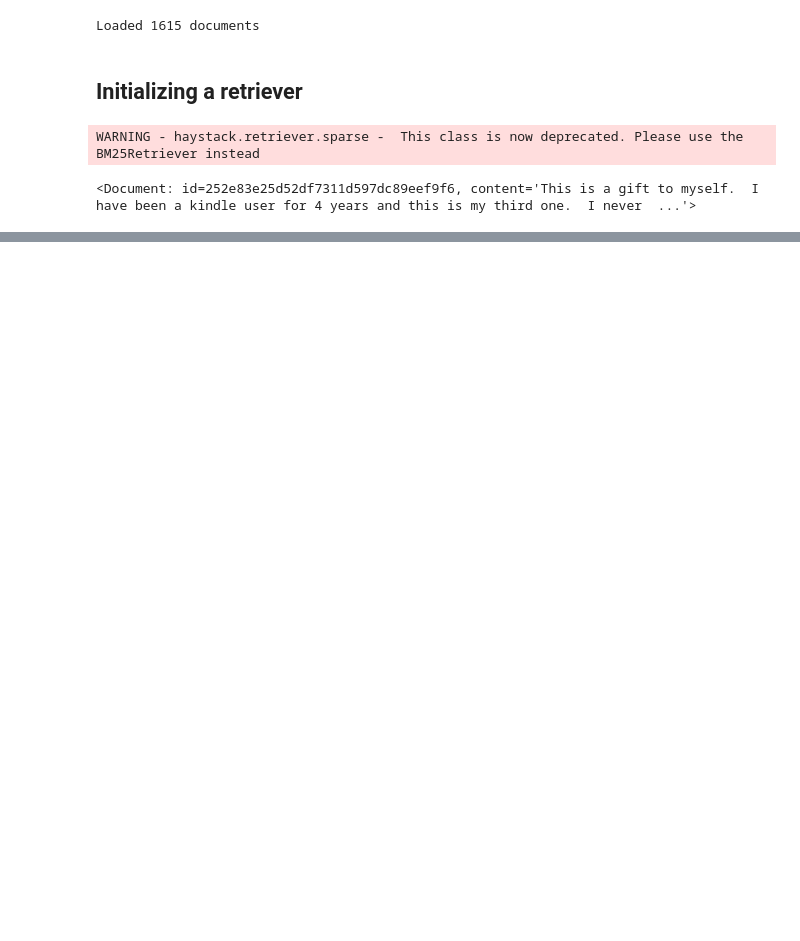
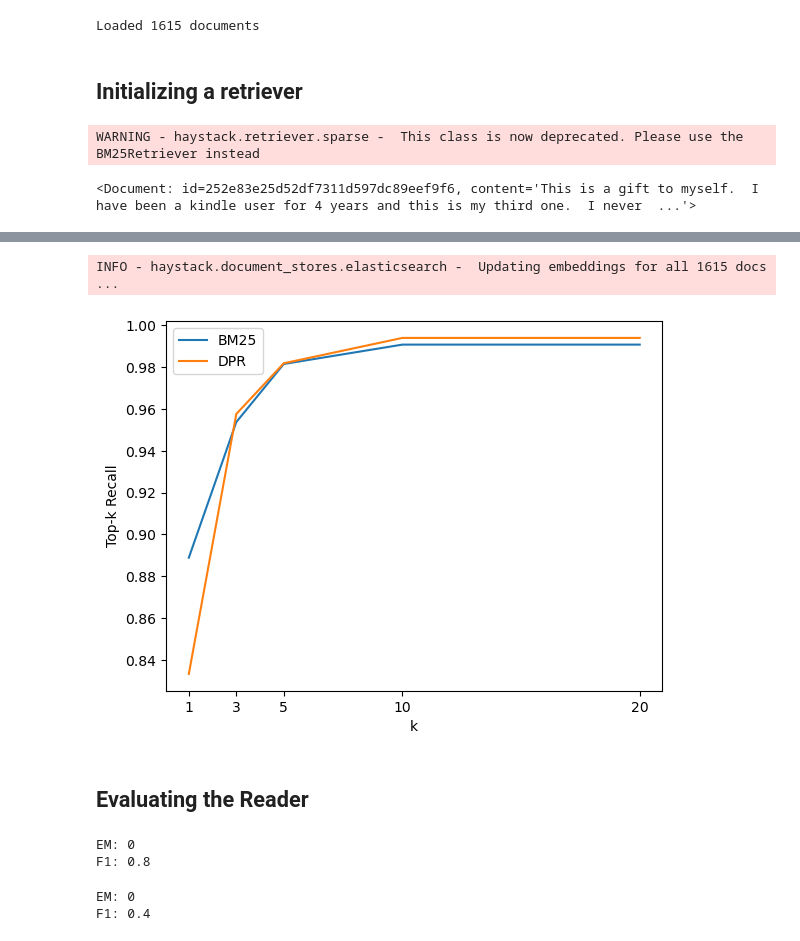
Before and after one commit to bastrob/Transformers, a Jupyter notebook: QuestionAnswering/QA.ipynb, the cells around one changed output, grey strips where cells are left out. Saved outputs shown, nothing was run; the diff lists cells and outputs as text; code cells hidden in the pictures; blank space fills up the shorter version.

```diff
--- a/QuestionAnswering/QA.ipynb
+++ b/QuestionAnswering/QA.ipynb
@@ -288,0 +462,7 @@ print(retrieved_docs[0])
+# %%
+from haystack.nodes import DensePassageRetriever
+
+dpr_retriever = DensePassageRetriever(document_store=document_store,
+    query_embedding_model="facebook/dpr-question_encoder-single-nq-base",
+    passage_embedding_model="facebook/dpr-ctx_encoder-single-nq-base",
+    embed_title=False)
@@ -288,0 +485,29 @@ print(retrieved_docs[0])
+# %%
+document_store.update_embeddings(retriever=dpr_retriever)
+# %% [output]
+INFO - haystack.document_stores.elasticsearch -  Updating embeddings for all 1615 docs ...
+# %%
+dpr_topk_df = evaluate_retriever(dpr_retriever)
+# %%
+plot_retriever_eval([es_topk_df, dpr_topk_df], ["BM25", "DPR"])
+# %% [output]
+[figure, added]
+# %% [markdown]
+## Evaluating the Reader
+# %%
+from haystack.modeling.evaluation.squad import compute_f1, compute_exact
+
+pred = "about 6000 hours"
+label = "6000 hours"
+print(f"EM: {compute_exact(label, pred)}")
+print(f"F1: {compute_f1(label, pred)}")
+# %% [output]
+EM: 0
+F1: 0.8
+# %%
+pred = "about 6000 dollars"
+print(f"EM: {compute_exact(label, pred)}")
+print(f"F1: {compute_f1(label, pred)}")
+# %% [output]
+EM: 0
+F1: 0.4
```
Also changed, not shown: parts of 43 cells of this notebook, 1 other file.
